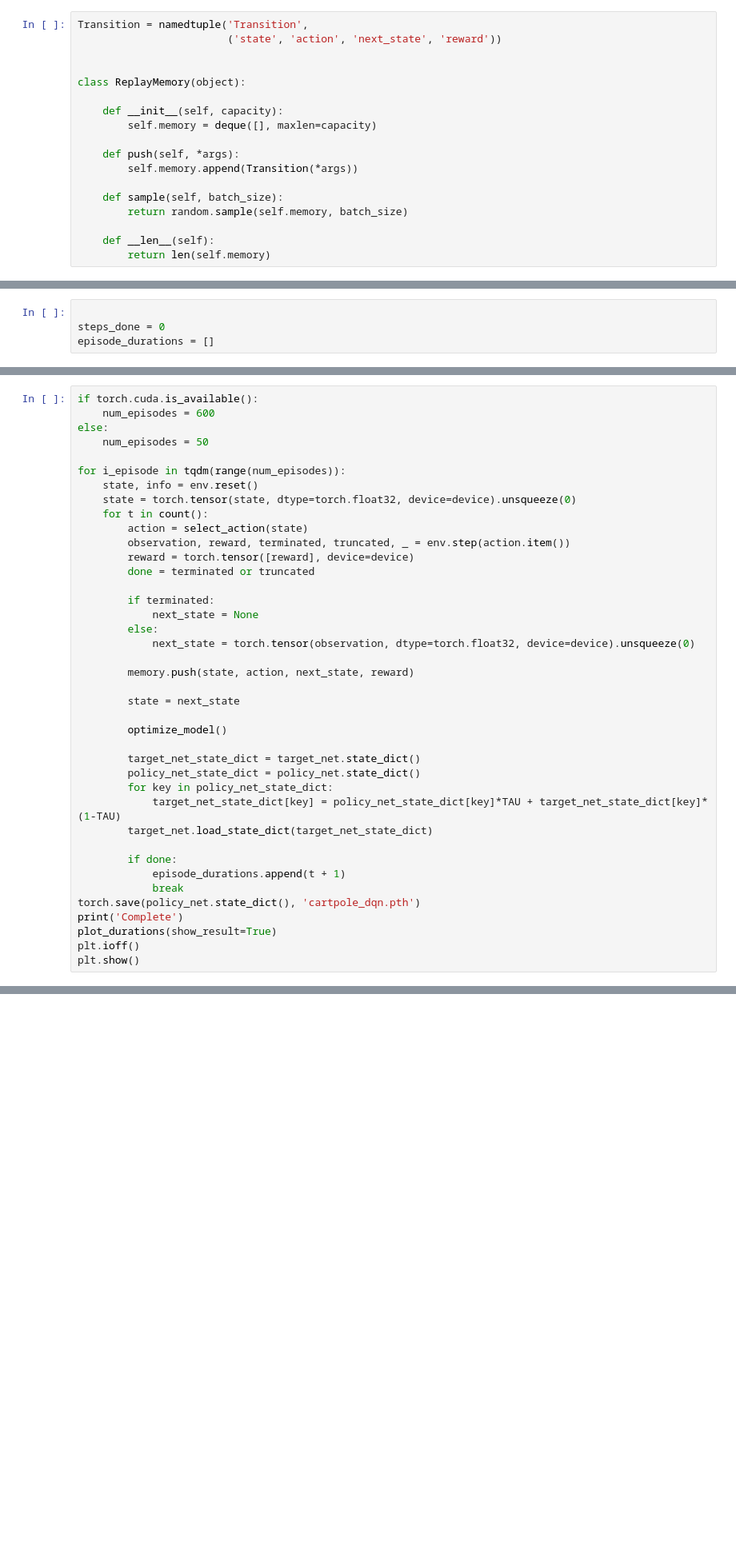
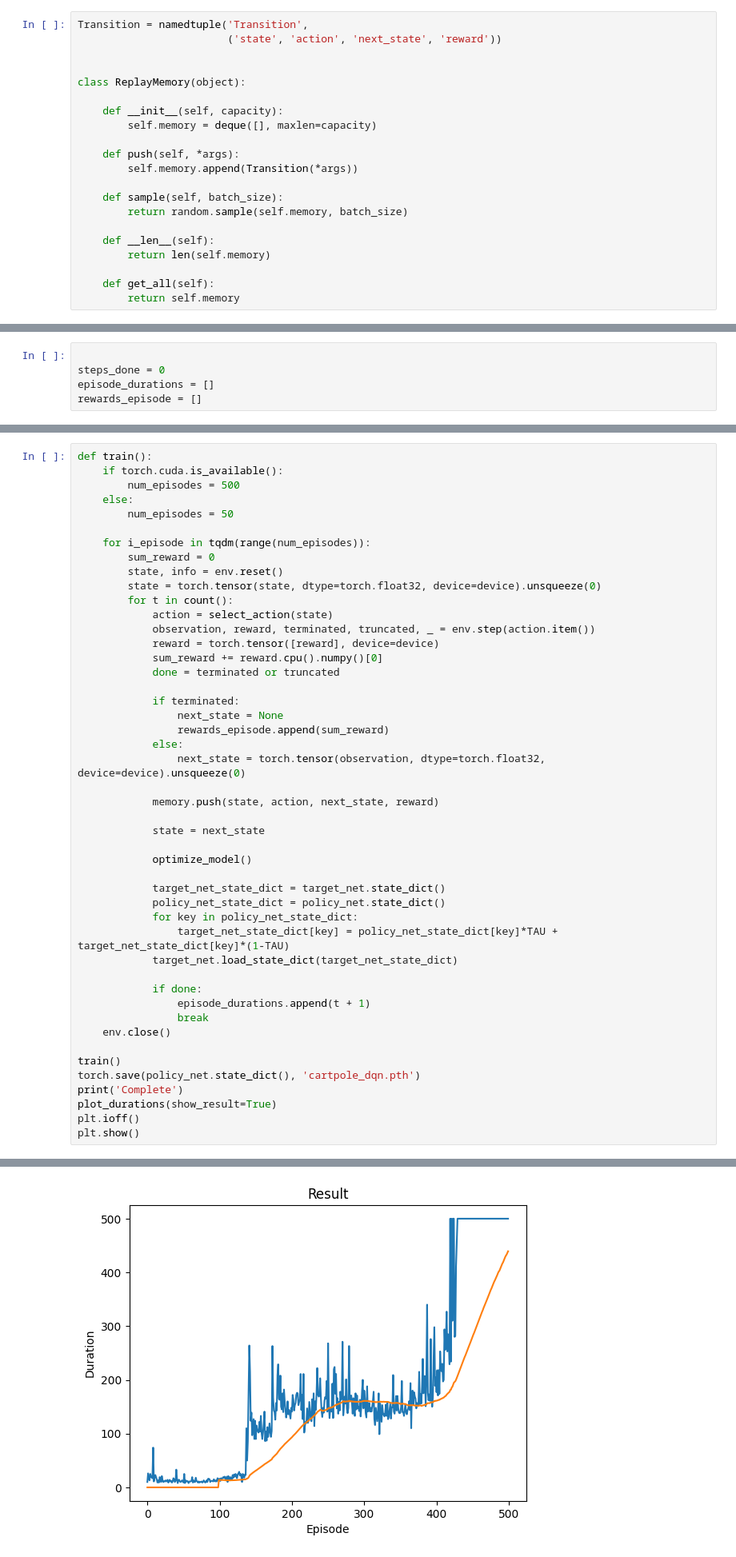
Before and after one commit to Manuel-Archila/Lab10_DL, a Jupyter notebook: Lab10.ipynb, the cells around one changed output, grey strips where cells are left out. Shown at 80% size. Saved outputs shown, nothing was run; the diff lists cells and outputs as text; blank space fills up the shorter version.

```diff
--- a/Lab10.ipynb
+++ b/Lab10.ipynb
@@ -101,6 +102,9 @@ class ReplayMemory(object):
 
     def __len__(self):
         return len(self.memory)
+
+    def get_all(self):
+        return self.memory
 # %%
 memory = ReplayMemory(10000)
 # %% [markdown]
@@ -109,6 +113,7 @@ memory = ReplayMemory(10000)
 
 steps_done = 0
 episode_durations = []
+rewards_episode = []
 # %%
 def select_action(state):
     global steps_done
@@ -177,40 +182,47 @@ def optimize_model():
     torch.nn.utils.clip_grad_value_(policy_net.parameters(), 100)
     optimizer.step()
 # %%
-if torch.cuda.is_available():
-    num_episodes = 600
-else:
-    num_episodes = 50
+def train():
+    if torch.cuda.is_available():
+        num_episodes = 500
+    else:
+        num_episodes = 50
 
-for i_episode in tqdm(range(num_episodes)):
-    state, info = env.reset()
-    state = torch.tensor(state, dtype=torch.float32, device=device).unsqueeze(0)
-    for t in count():
-        action = select_action(state)
-        observation, reward, terminated, truncated, _ = env.step(action.item())
-        reward = torch.tensor([reward], device=device)
-        done = terminated or truncated
+    for i_episode in tqdm(range(num_episodes)):
+        sum_reward = 0
+        state, info = env.reset()
+        state = torch.tensor(state, dtype=torch.float32, device=device).unsqueeze(0)
+        for t in count():
+            action = select_action(state)
+            observation, reward, terminated, truncated, _ = env.step(action.item())
+            reward = torch.tensor([reward], device=device)
+            sum_reward += reward.cpu().numpy()[0]
+            done = terminated or truncated
 
-        if terminated:
-            next_state = None
-        else:
-            next_state = torch.tensor(observation, dtype=torch.float32, device=device).unsqueeze(0)
+            if terminated:
+                next_state = None
+                rewards_episode.append(sum_reward)
+            else:
+                next_state = torch.tensor(observation, dtype=torch.float32, device=device).unsqueeze(0)
 
-        memory.push(state, action, next_state, reward)
+            memory.push(state, action, next_state, reward)
 
-        state = next_state
+            state = next_state
 
-        optimize_model()
+            optimize_model()
 
-        target_net_state_dict = target_net.state_dict()
-        policy_net_state_dict = policy_net.state_dict()
-        for key in policy_net_state_dict:
-            target_net_state_dict[key] = policy_net_state_dict[key]*TAU + target_net_state_dict[key]*(1-TAU)
-        target_net.load_state_dict(target_net_state_dict)
+            target_net_state_dict = target_net.state_dict()
+            policy_net_state_dict = policy_net.state_dict()
+            for key in policy_net_state_dict:
+                target_net_state_dict[key] = policy_net_state_dict[key]*TAU + target_net_state_dict[key]*(1-TAU)
+            target_net.load_state_dict(target_net_state_dict)
 
-        if done:
-            episode_durations.append(t + 1)
-            break
+            if done:
+                episode_durations.append(t + 1)
+                break
+    env.close()
+
+train()
 torch.save(policy_net.state_dict(), 'cartpole_dqn.pth')
 print('Complete')
 plot_durations(show_result=True)
@@ -220,0 +233 @@ KeyboardInterrupt:
+[figure, added]
```
Also changed, not shown: parts of 9 cells of this notebook, 1 other file.
